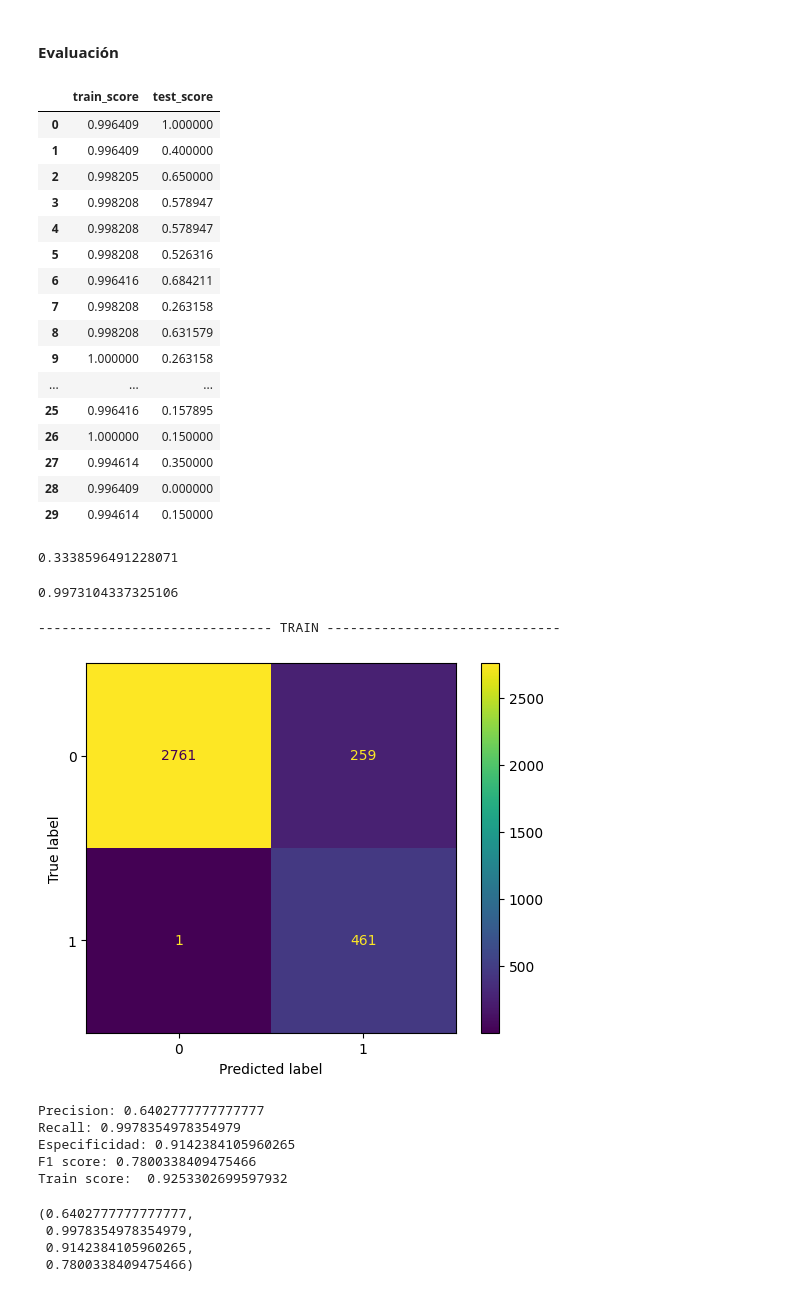
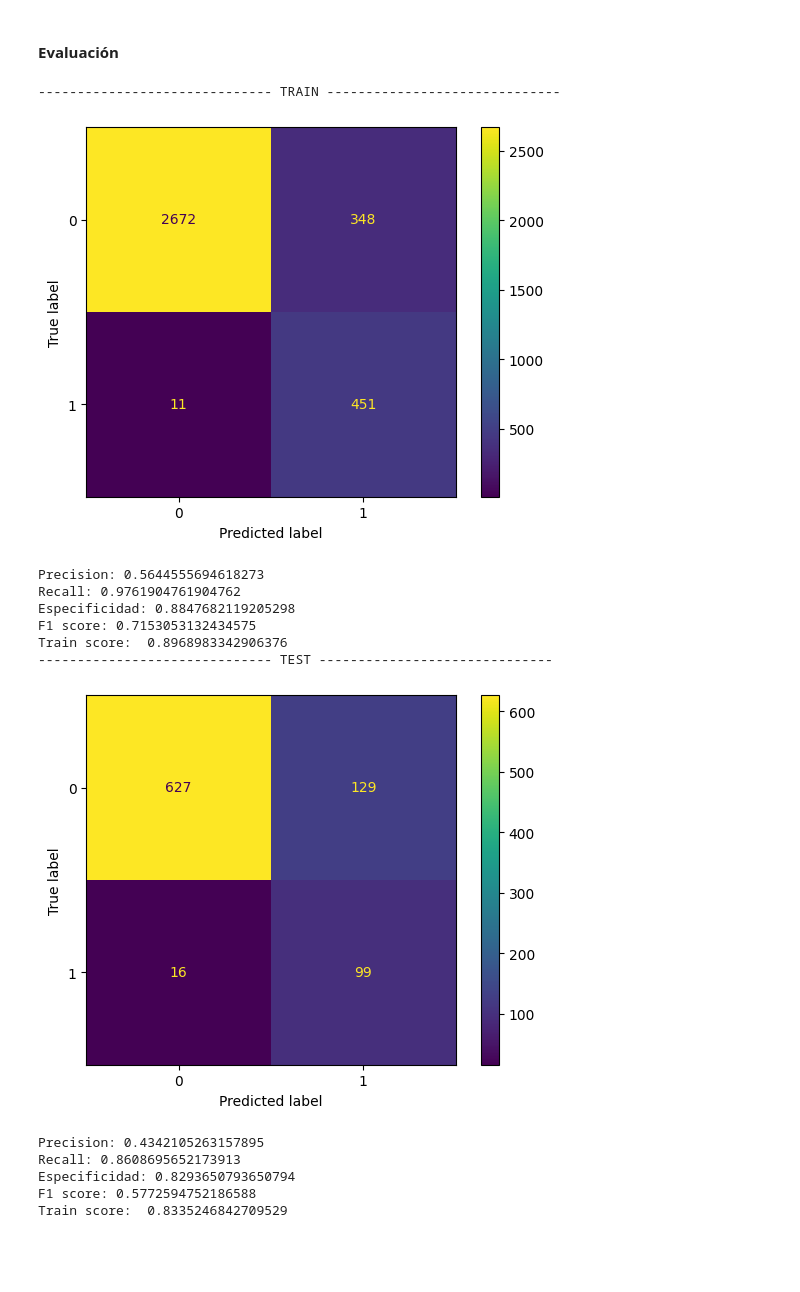
Before and after one commit to AlexanderBedoyaC/prediccion_abandono_empleo, a Jupyter notebook: h. Afinamiento de Hiperparámetros.ipynb, the cells around one changed output. Saved outputs shown, nothing was run; the diff lists cells and outputs as text; code cells hidden in the pictures; blank space fills up the shorter version.

```diff
--- a/h. Afinamiento de Hiperparámetros.ipynb
+++ b/h. Afinamiento de Hiperparámetros.ipynb
@@ -27,10 +21,12 @@ df_anova =pd.read_csv('data/seleccion_anova.csv')
+# %%
+data = pd.read_csv('data/seleccion_gb.csv')
 # %% [markdown]
 #### Separar variable objetivo y hacer el split
 # %%
-X= df_log
-y= df_target.target
+X = data.drop('target', axis = 1)
+y = data.target
 
-X_train, X_test,y_train,y_test = train_test_split(X,y,test_size=0.2, random_state=42)
+X_train, X_test,y_train,y_test = train_test_split(X, y, test_size=0.2, random_state=42)
 # %% [markdown]
 # 3. Busqueda de hiperparametros
 # %% [markdown]
@@ -45,12 +41,12 @@ parameters = {'max_depth': [2,3,4,5,6,7,8,9,10,11,12,13,14,15,20,25,30],
 # %% [markdown]
 #### Realizar busqueda
 # %%
-dt = DecisionTreeClassifier(random_state=42)
-rand_s = GridSearchCV(estimator=dt,
-                            param_grid=parameters,
-                            n_jobs=-1,
-                            scoring='recall',
+dt = DecisionTreeClassifier(random_state = 42)
+rand_s = GridSearchCV(estimator = dt,
+                            param_grid = parameters,
+                            n_jobs = -1,
+                            scoring = 'recall',
                             cv=5,
-                            verbose=False)
+                            verbose = True)
 rand_s.fit(X_train, y_train)
 # %% [output]
@@ -84,40 +74,18 @@ df.columns=['train_score','test_score']
-# %%
-df
-# %% [output]
-|  | train_score | test_score |
-| 0 | 0.996409 | 1.000000 |
-| 1 | 0.996409 | 0.400000 |
-| 2 | 0.998205 | 0.650000 |
-| 3 | 0.998208 | 0.578947 |
-| 4 | 0.998208 | 0.578947 |
-| 5 | 0.998208 | 0.526316 |
-| 6 | 0.996416 | 0.684211 |
-| 7 | 0.998208 | 0.263158 |
-| 8 | 0.998208 | 0.631579 |
-| 9 | 1.000000 | 0.263158 |
-| ... | ... | ... |
-| 25 | 0.996416 | 0.157895 |
-| 26 | 1.000000 | 0.150000 |
-| 27 | 0.994614 | 0.350000 |
-| 28 | 0.996409 | 0.000000 |
-| 29 | 0.994614 | 0.150000 |
-# %%
-print(df['test_score'].mean())
-df['train_score'].mean()
-# %% [output]
-0.3338596491228071
-0.9973104337325106
 # %%
-funciones.metricas(dt_final,X_train,y_train,'TRAIN')
+res_train = funciones.metricas(dt_final,X_train,y_train,'TRAIN')
+res_test = funciones.metricas(dt_final,X_test,y_test,'TEST')
 # %% [output]
 ------------------------------ TRAIN ------------------------------
-[figure, old version]
+[figure, new version]
-Precision: 0.6402777777777777
-Recall: 0.9978354978354979
-Especificidad: 0.9142384105960265
-F1 score: 0.7800338409475466
-Train score:  0.9253302699597932
+Precision: 0.5644555694618273
+Recall: 0.9761904761904762
+Especificidad: 0.8847682119205298
+F1 score: 0.7153053132434575
+Train score:  0.8968983342906376
+------------------------------ TEST ------------------------------
+[figure, added]
-(0.6402777777777777,
- 0.9978354978354979,
- 0.9142384105960265,
- 0.7800338409475466)
+Precision: 0.4342105263157895
+Recall: 0.8608695652173913
+Especificidad: 0.8293650793650794
+F1 score: 0.5772594752186588
+Train score:  0.8335246842709529
```
Also changed, not shown: parts of 34 cells of this notebook, 6 other files.
